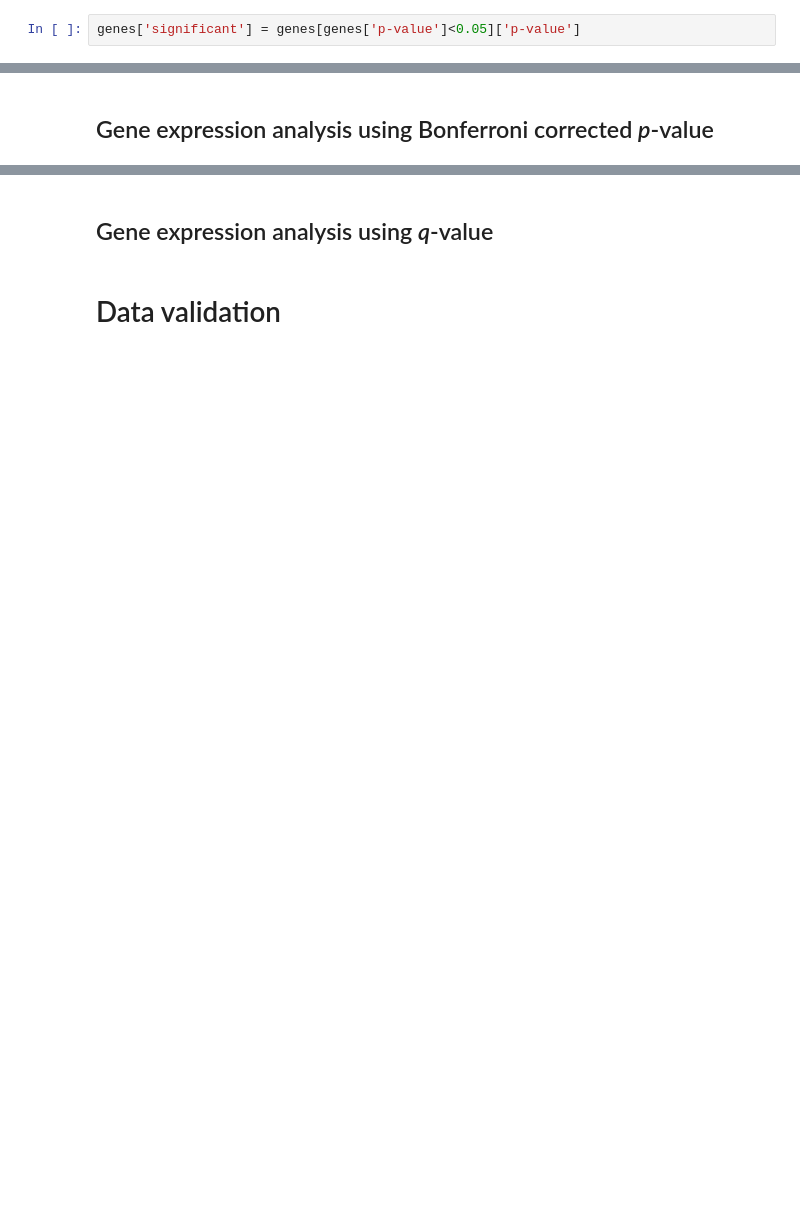
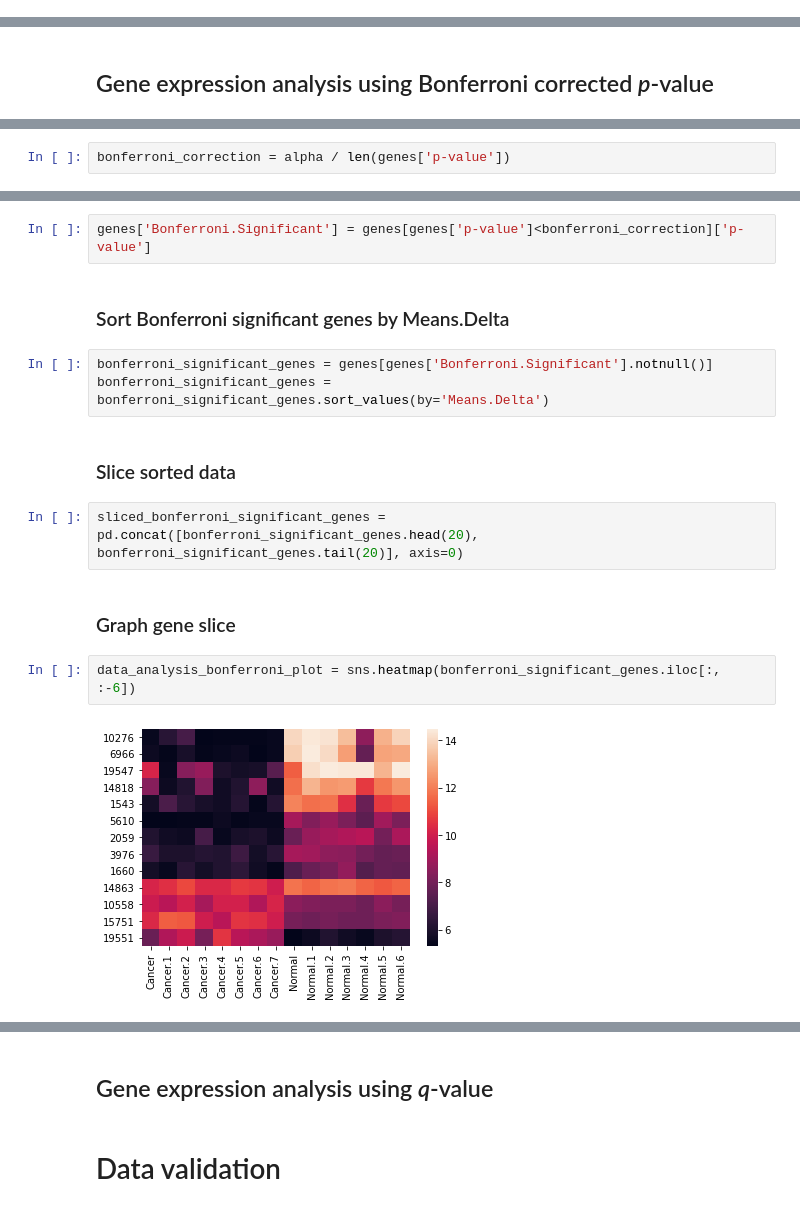
Before and after one commit to mzamayias/uni-work, a Jupyter notebook: lab/assignments/assignment_1/assignment_1.ipynb, the cells around one changed output, grey strips where cells are left out. Cells and saved outputs as stored; diff of their text form; blank space fills up the shorter version.

```diff
--- a/lab/assignments/assignment_1/assignment_1.ipynb
+++ b/lab/assignments/assignment_1/assignment_1.ipynb
@@ -71,4 +75,2 @@ print(genes['p-value'].isna().sum())
 # %% [markdown]
 ### Sort genes with `p-value < 0.05` by `Means.Delta`
-# %%
-genes['significant'] = genes[genes['p-value']<0.05]['p-value']
@@ -109,0 +92,2 @@ sns.heatmap(sliced_signifiacnt_means_delta_sorted_genes.iloc[:, :-5])
+# %%
+bonferroni_correction = alpha / len(genes['p-value'])
@@ -109,0 +96,17 @@ sns.heatmap(sliced_signifiacnt_means_delta_sorted_genes.iloc[:, :-5])
+# %%
+genes['Bonferroni.Significant'] = genes[genes['p-value']<bonferroni_correction]['p-value']
+# %% [markdown]
+### Sort Bonferroni significant genes by Means.Delta
+# %%
+bonferroni_significant_genes = genes[genes['Bonferroni.Significant'].notnull()]
+bonferroni_significant_genes = bonferroni_significant_genes.sort_values(by='Means.Delta')
+# %% [markdown]
+### Slice sorted data
+# %%
+sliced_bonferroni_significant_genes = pd.concat([bonferroni_significant_genes.head(20), bonferroni_significant_genes.tail(20)], axis=0)
+# %% [markdown]
+### Graph gene slice
+# %%
+data_analysis_bonferroni_plot = sns.heatmap(bonferroni_significant_genes.iloc[:, :-6])
+# %% [output]
+[figure, added]
```
Also changed, not shown: parts of 14 cells of this notebook.
